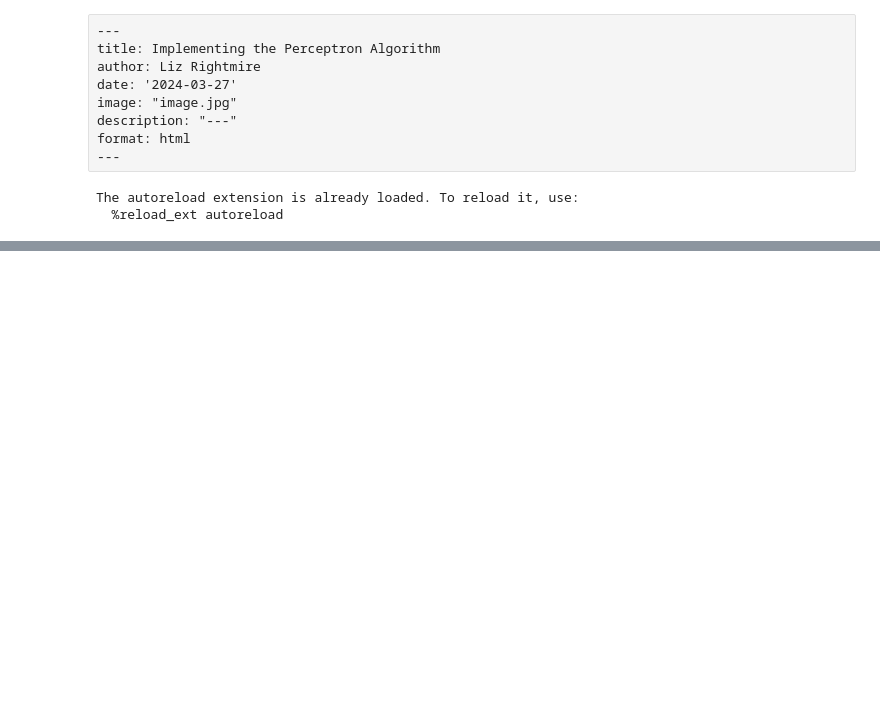
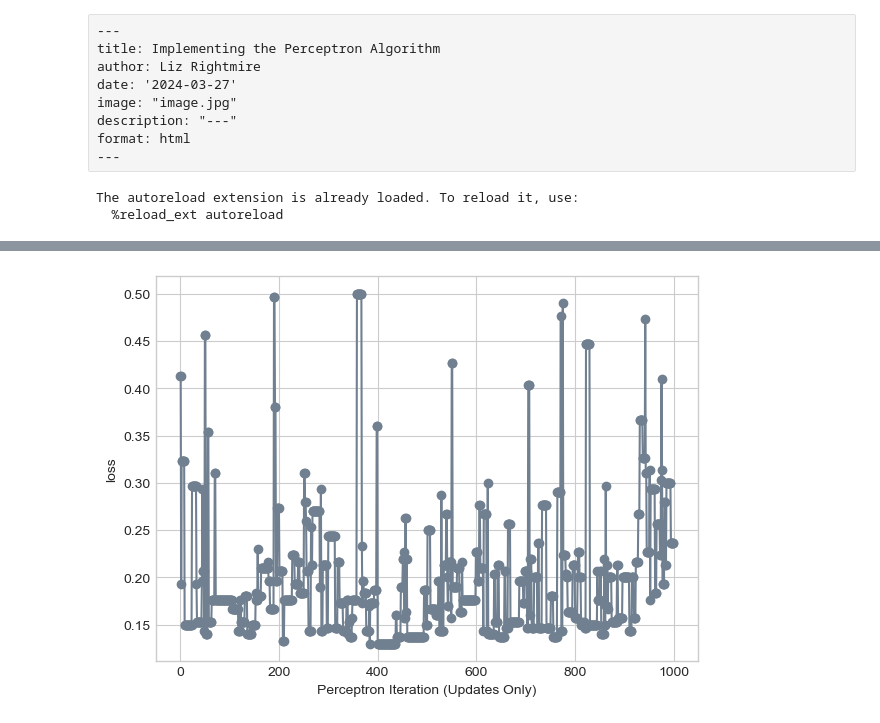
Before and after one commit to lizrightmire02/lizrightmireio.github.io, a Jupyter notebook: posts/Perceptron/index.ipynb, the cells around one changed output, grey strips where cells are left out. Cells and saved outputs as stored; diff of their text form; code cells hidden in the pictures; blank space fills up the shorter version.

```diff
--- a/posts/Perceptron/index.ipynb
+++ b/posts/Perceptron/index.ipynb
@@ -84,0 +167,35 @@ labs = plt.gca().set(xlabel = "Perceptron Iteration (Updates Only)", ylabel = "l
+# %%
+# instantiate a model and an optimizer
+p = Perceptron()
+opt = PerceptronOptimizer(p)
+loss = 1.0
+iteration = 0
+
+# for keeping track of loss values
+loss_vec = []
+
+n = X_noise.size()[0]
+
+while loss > 0 and iteration < 1000: # dangerous -- only terminates if data is linearly separable
+
+    # not part of the update: just for tracking our progress
+    loss = p.loss(X_noise, y_noise)
+    loss_vec.append(loss)
+
+    # pick a random data point
+    i = torch.randint(n, size = (1,))
+    x_i = X_noise[[i],:]
+    y_i = y_noise[i]
+
+    # perform a perceptron update using the random data point
+    opt.step(x_i, y_i)
+
+    iteration = iteration + 1
+
+final_weights = opt.model.w
+# %%
+plt.plot(loss_vec, color = "slategrey")
+plt.scatter(torch.arange(len(loss_vec)), loss_vec, color = "slategrey")
+labs = plt.gca().set(xlabel = "Perceptron Iteration (Updates Only)", ylabel = "loss")
+# %% [output]
+[figure, added]
```
Also changed, not shown: parts of 12 cells of this notebook, 1 other file.
